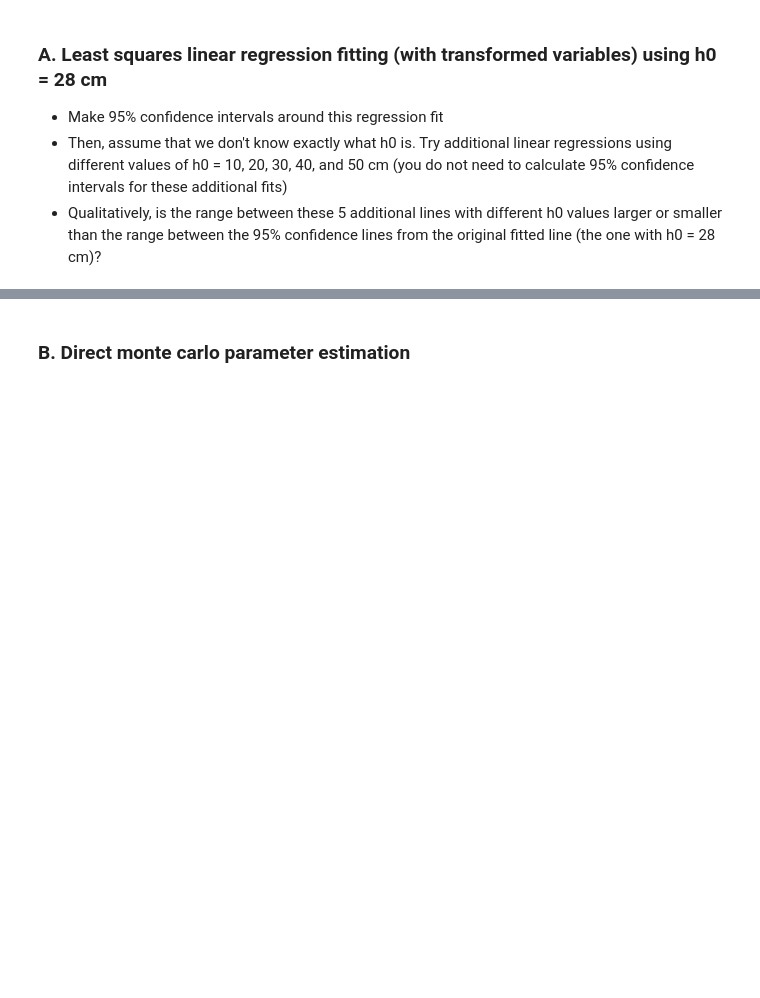
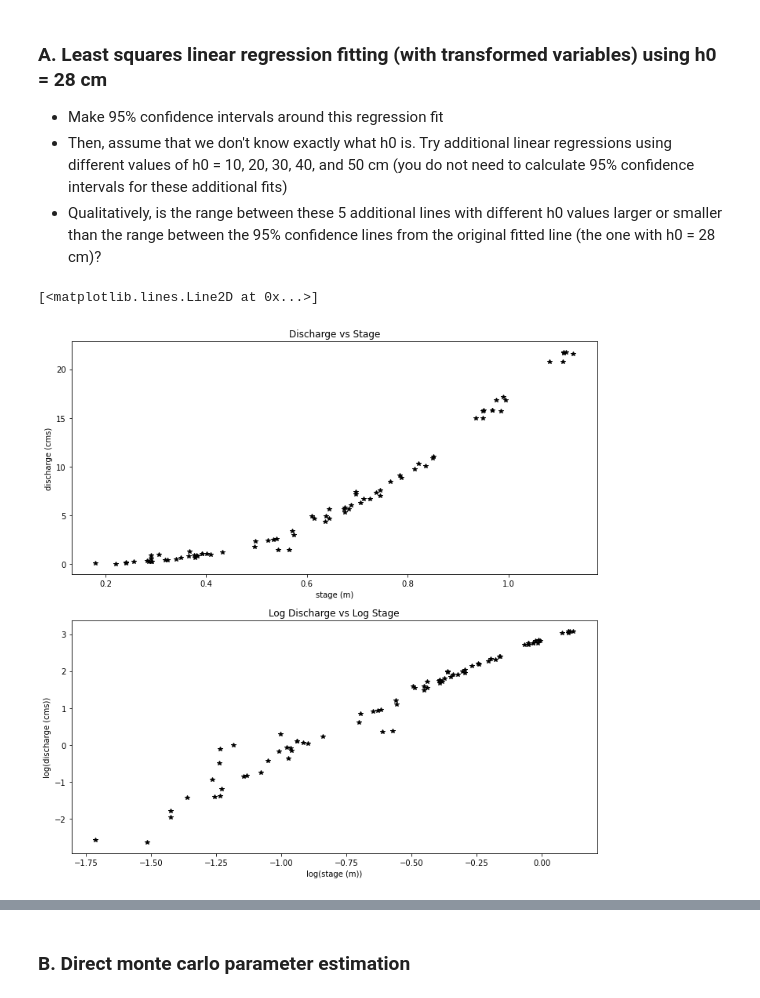
Before and after one commit to egagli/cewa565, a Jupyter notebook: homework/7/hw7.ipynb, the cells around one changed output, grey strips where cells are left out. Drawn from its saved outputs; the diff is of its cells as text; code cells hidden in the pictures; blank space fills up the shorter version.

```diff
--- a/homework/7/hw7.ipynb
+++ b/homework/7/hw7.ipynb
@@ -24,3 +117,9 @@ Following the class discussion and Lab 7-3, explore how the rating curve and the
 - Make 95% confidence intervals around this regression fit
 - Then, assume that we don't know exactly what h0 is. Try additional linear regressions using different values of h0 = 10, 20, 30, 40, and 50 cm (you do not need to calculate 95% confidence intervals for these additional fits)
 - Qualitatively, is the range between these 5 additional lines with different h0 values larger or smaller than the range between the 95% confidence lines from the original fitted line (the one with h0 = 28 cm)?
+# %%
+# import data and create dataframe
+data = sio.loadmat('Lyell_h_Q_sorted.mat')
+df = pd.DataFrame(np.hstack((data['date_of_obs'], data['h1'], data['Qobs1'])),
+                  columns=['date_of_obs','h1', 'Qobs1'])
+df['date_of_obs'] = [pd.to_datetime(dt[0], format='%m/%d/%y %H:%M') for dt in df['date_of_obs']]
@@ -26,0 +129,20 @@ Following the class discussion and Lab 7-3, explore how the rating curve and the
+# %%
+# First, let's plot all of the data we just read in.
+f,ax = plt.subplots(2,1,figsize=(12,12))
+
+ax[0].set_xlabel('stage (m)')
+ax[0].set_ylabel('discharge (cms)')
+ax[0].plot(df.h1,df.Qobs1,'k*')
+ax[0].set_title('Discharge vs Stage')
+
+loght=np.log(df.h1.astype('float'))
+logQ=np.log(df.Qobs1.astype('float'))
+
+
+ax[1].set_title('Log Discharge vs Log Stage')
+ax[1].set_xlabel('log(stage (m))')
+ax[1].set_ylabel('log(discharge (cms))')
+ax[1].plot(loght,logQ,'k*')
+# %% [output]
+[<matplotlib.lines.Line2D at 0x...>]
+[figure, added]
```
Also changed, not shown: parts of 40 cells of this notebook, 1 other file.
